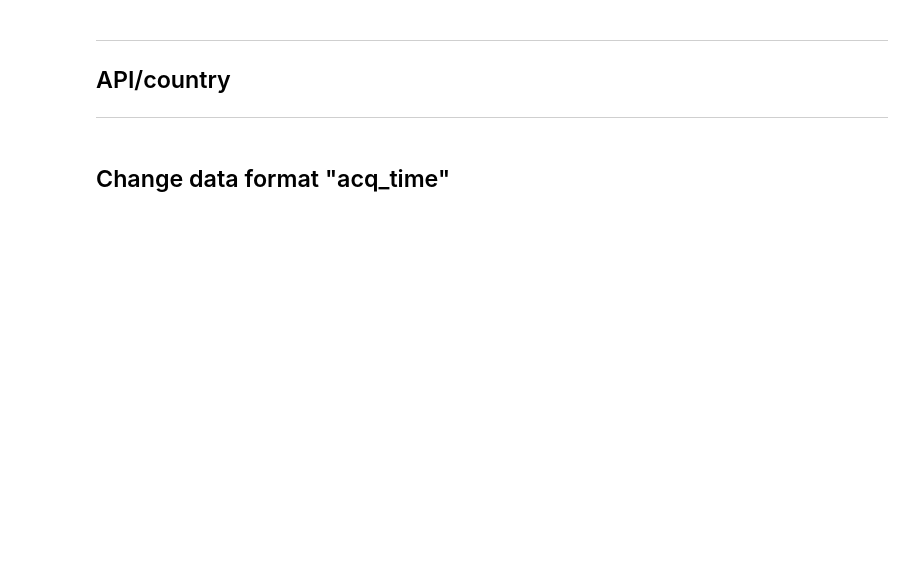
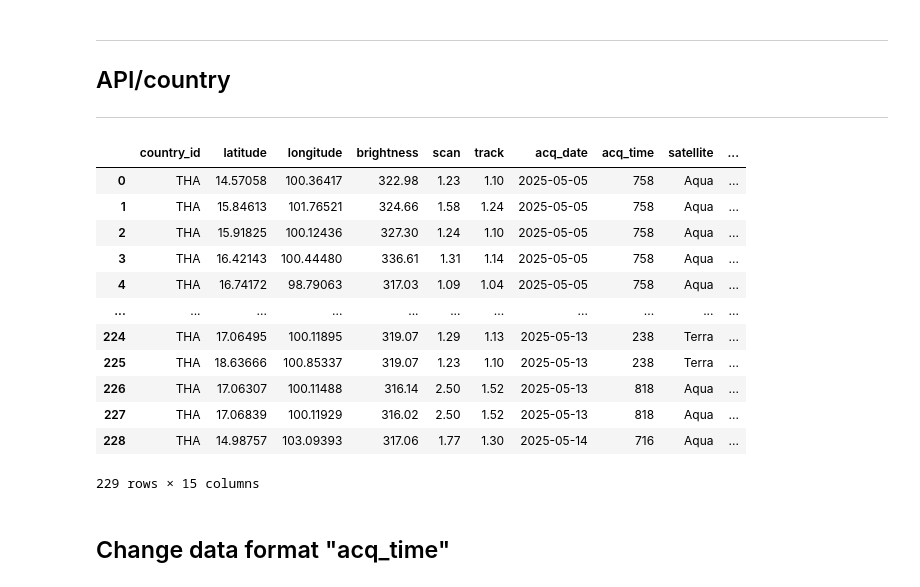
Before and after one commit to maxswart/dsi321_2025, a Jupyter notebook: firms_location.ipynb, the cells around one changed output. Saved outputs shown, nothing was run; the diff lists cells and outputs as text; code cells hidden in the pictures; blank space fills up the shorter version.

```diff
--- a/firms_location.ipynb
+++ b/firms_location.ipynb
@@ -96,9 +158,23 @@ df_countries
 ---
 # %%
 # Let's see last four days MODIS data for Thailand
-thai_url = 'https://firms.modaps.eosdis.nasa.gov/api/country/csv/' + MAP_KEY + '/MODIS_NRT/THA/5'
+thai_url = 'https://firms.modaps.eosdis.nasa.gov/api/country/csv/' + MAP_KEY + '/MODIS_NRT/THA/10'
 df_thai = pd.read_csv(thai_url)
 df_thai
+# %% [output]
+|  | country_id | latitude | longitude | brightness | scan | track | acq_date | acq_time | satellite | ... |
+| 0 | THA | 14.57058 | 100.36417 | 322.98 | 1.23 | 1.10 | 2025-05-05 | 758 | Aqua | ... |
+| 1 | THA | 15.84613 | 101.76521 | 324.66 | 1.58 | 1.24 | 2025-05-05 | 758 | Aqua | ... |
+| 2 | THA | 15.91825 | 100.12436 | 327.30 | 1.24 | 1.10 | 2025-05-05 | 758 | Aqua | ... |
+| 3 | THA | 16.42143 | 100.44480 | 336.61 | 1.31 | 1.14 | 2025-05-05 | 758 | Aqua | ... |
+| 4 | THA | 16.74172 | 98.79063 | 317.03 | 1.09 | 1.04 | 2025-05-05 | 758 | Aqua | ... |
+| ... | ... | ... | ... | ... | ... | ... | ... | ... | ... | ... |
+| 224 | THA | 17.06495 | 100.11895 | 319.07 | 1.29 | 1.13 | 2025-05-13 | 238 | Terra | ... |
+| 225 | THA | 18.63666 | 100.85337 | 319.07 | 1.23 | 1.10 | 2025-05-13 | 238 | Terra | ... |
+| 226 | THA | 17.06307 | 100.11488 | 316.14 | 2.50 | 1.52 | 2025-05-13 | 818 | Aqua | ... |
+| 227 | THA | 17.06839 | 100.11929 | 316.02 | 2.50 | 1.52 | 2025-05-13 | 818 | Aqua | ... |
+| 228 | THA | 14.98757 | 103.09393 | 317.06 | 1.77 | 1.30 | 2025-05-14 | 716 | Aqua | ... |
+229 rows × 15 columns
 # %% [markdown]
 ## Change data format "acq_time"
 # %%
```
Also changed, not shown: parts of 10 cells of this notebook, 3 other files.
